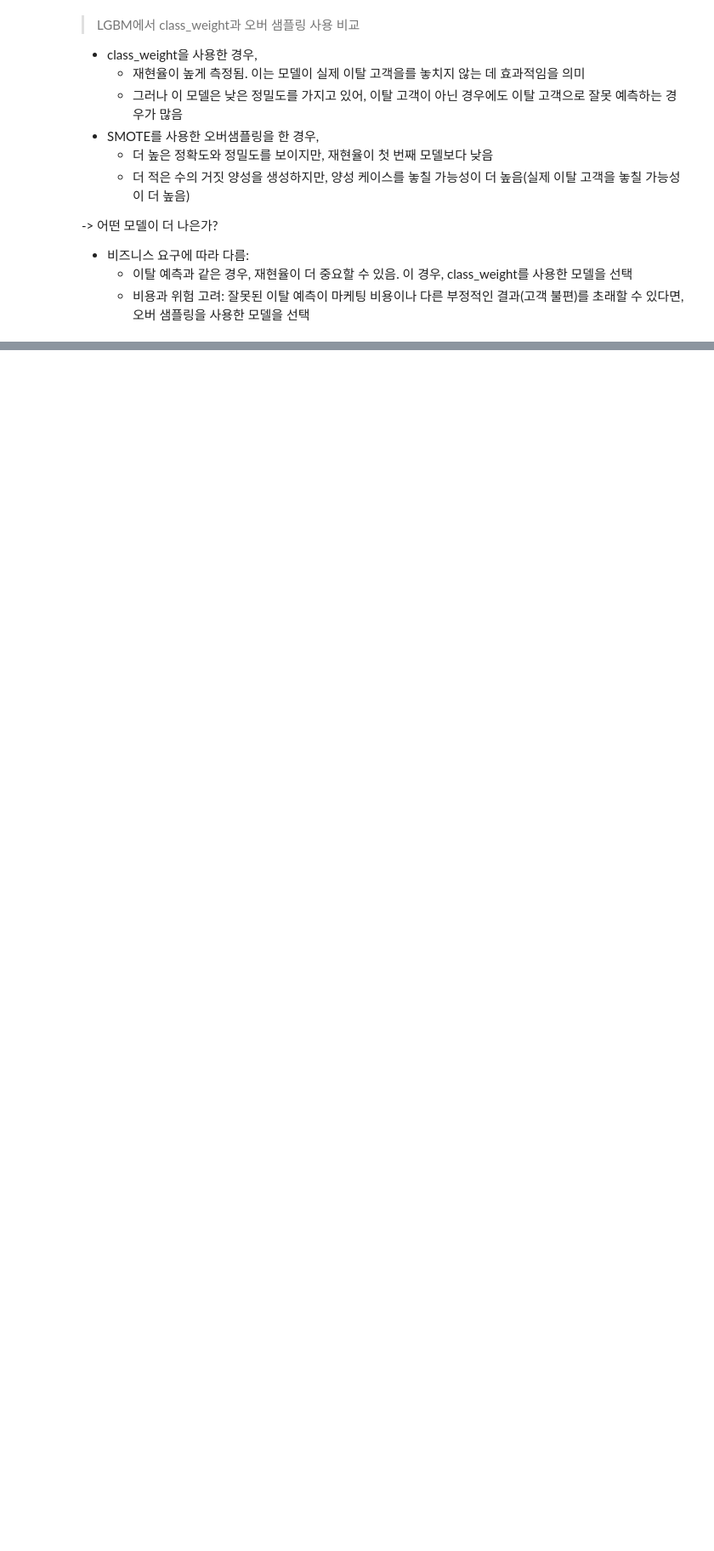
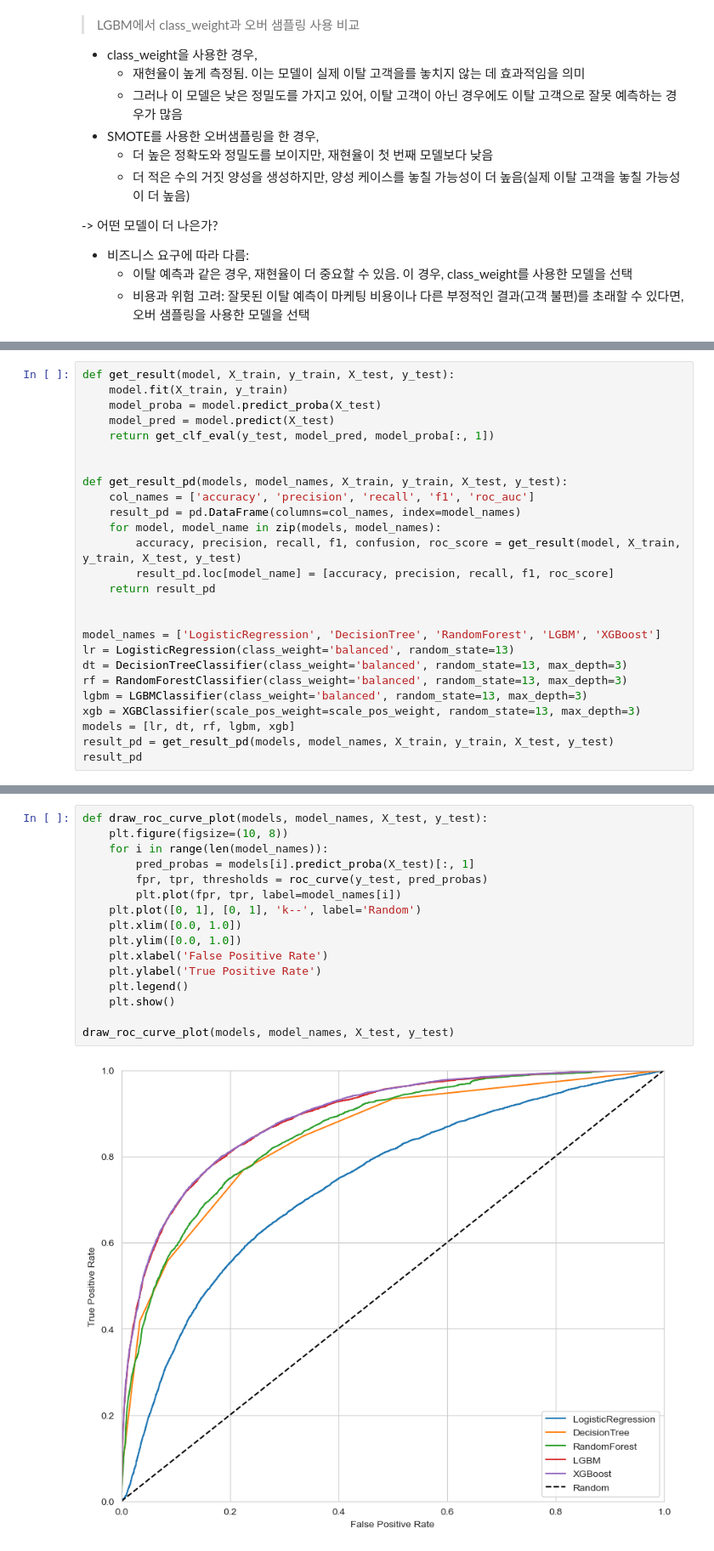
Before and after one commit to kikipark9/ML_Team_Project, a Jupyter notebook: model_source/02. Try_Model.ipynb, the cells around one changed output, grey strips where cells are left out. Shown at 85% size. Saved outputs shown, nothing was run; the diff lists cells and outputs as text; blank space fills up the shorter version.

```diff
--- a/model_source/02. Try_Model.ipynb
+++ b/model_source/02. Try_Model.ipynb
@@ -322,0 +374,26 @@ F1: 0.6536 ROC AUC: 0.8876
+# %%
+def get_result(model, X_train, y_train, X_test, y_test):
+    model.fit(X_train, y_train)
+    model_proba = model.predict_proba(X_test)
+    model_pred = model.predict(X_test)
+    return get_clf_eval(y_test, model_pred, model_proba[:, 1])
+
+
+def get_result_pd(models, model_names, X_train, y_train, X_test, y_test):
+    col_names = ['accuracy', 'precision', 'recall', 'f1', 'roc_auc']
+    result_pd = pd.DataFrame(columns=col_names, index=model_names)
+    for model, model_name in zip(models, model_names):
+        accuracy, precision, recall, f1, confusion, roc_score = get_result(model, X_train, y_train, X_test, y_test)
+        result_pd.loc[model_name] = [accuracy, precision, recall, f1, roc_score]
+    return result_pd
+
+
+model_names = ['LogisticRegression', 'DecisionTree', 'RandomForest', 'LGBM', 'XGBoost']
+lr = LogisticRegression(class_weight='balanced', random_state=13)
+dt = DecisionTreeClassifier(class_weight='balanced', random_state=13, max_depth=3)
+rf = RandomForestClassifier(class_weight='balanced', random_state=13, max_depth=3)
+lgbm = LGBMClassifier(class_weight='balanced', random_state=13, max_depth=3)
+xgb = XGBClassifier(scale_pos_weight=scale_pos_weight, random_state=13, max_depth=3)
+models = [lr, dt, rf, lgbm, xgb]
+result_pd = get_result_pd(models, model_names, X_train, y_train, X_test, y_test)
+result_pd
@@ -322,0 +446,18 @@ F1: 0.6536 ROC AUC: 0.8876
+# %%
+def draw_roc_curve_plot(models, model_names, X_test, y_test):
+    plt.figure(figsize=(10, 8))
+    for i in range(len(model_names)):
+        pred_probas = models[i].predict_proba(X_test)[:, 1]
+        fpr, tpr, thresholds = roc_curve(y_test, pred_probas)
+        plt.plot(fpr, tpr, label=model_names[i])
+    plt.plot([0, 1], [0, 1], 'k--', label='Random')
+    plt.xlim([0.0, 1.0])
+    plt.ylim([0.0, 1.0])
+    plt.xlabel('False Positive Rate')
+    plt.ylabel('True Positive Rate')
+    plt.legend()
+    plt.show()
+
+draw_roc_curve_plot(models, model_names, X_test, y_test)
+# %% [output]
+[figure, added]
```
Also changed, not shown: parts of 16 cells of this notebook.
